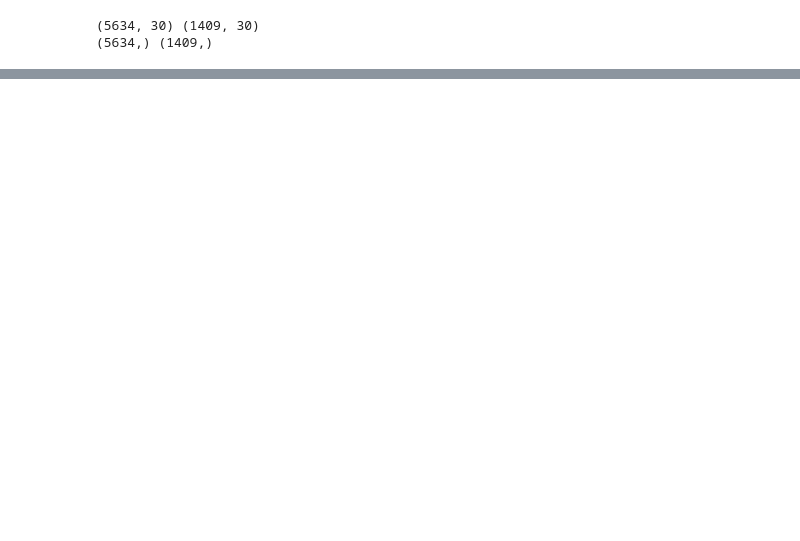
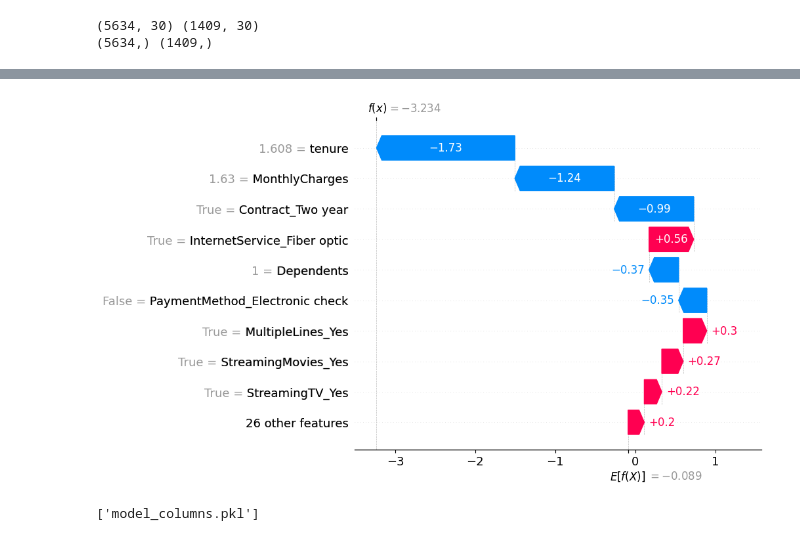
Before and after one commit to aditiii2/churn-prediction-shap, a Jupyter notebook: 1.ipynb, the cells around one changed output, grey strips where cells are left out. Saved outputs shown, nothing was run; the diff lists cells and outputs as text; code cells hidden in the pictures; blank space fills up the shorter version.

```diff
--- a/1.ipynb
+++ b/1.ipynb
@@ -258,0 +564,22 @@ print(y_train.shape, y_test.shape)
+# %%
+shap.plots.waterfall(shap.Explanation(
+    values=shap_values[0],
+    base_values=explainer.expected_value,
+    data=X_test.iloc[0],
+    feature_names=X_test.columns.tolist()
+))
+# %% [output]
+[figure, added]
+# %%
+import joblib
+
+# Save the final model
+joblib.dump(svm_smote, 'churn_model.pkl')
+
+# Save the scaler (needed to transform new inputs the same way)
+joblib.dump(scaler, 'scaler.pkl')
+
+# Save the exact column order/names your model expects
+joblib.dump(X_train.columns.tolist(), 'model_columns.pkl')
+# %% [output]
+['model_columns.pkl']
```
Also changed, not shown: parts of 16 cells of this notebook, 3 other files.
